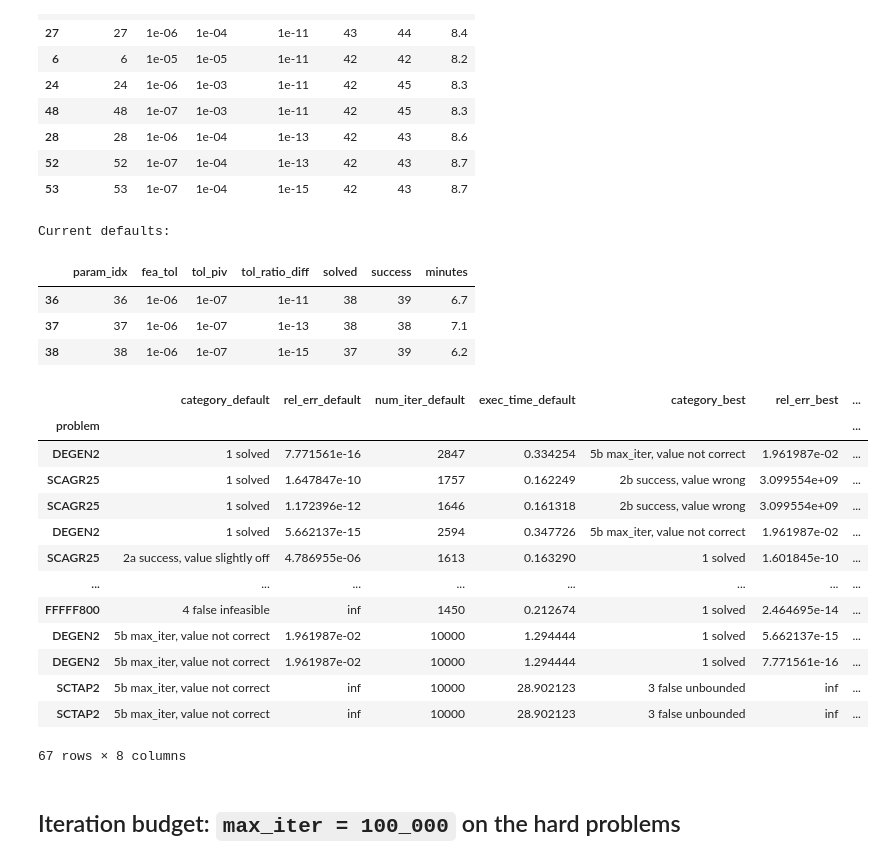
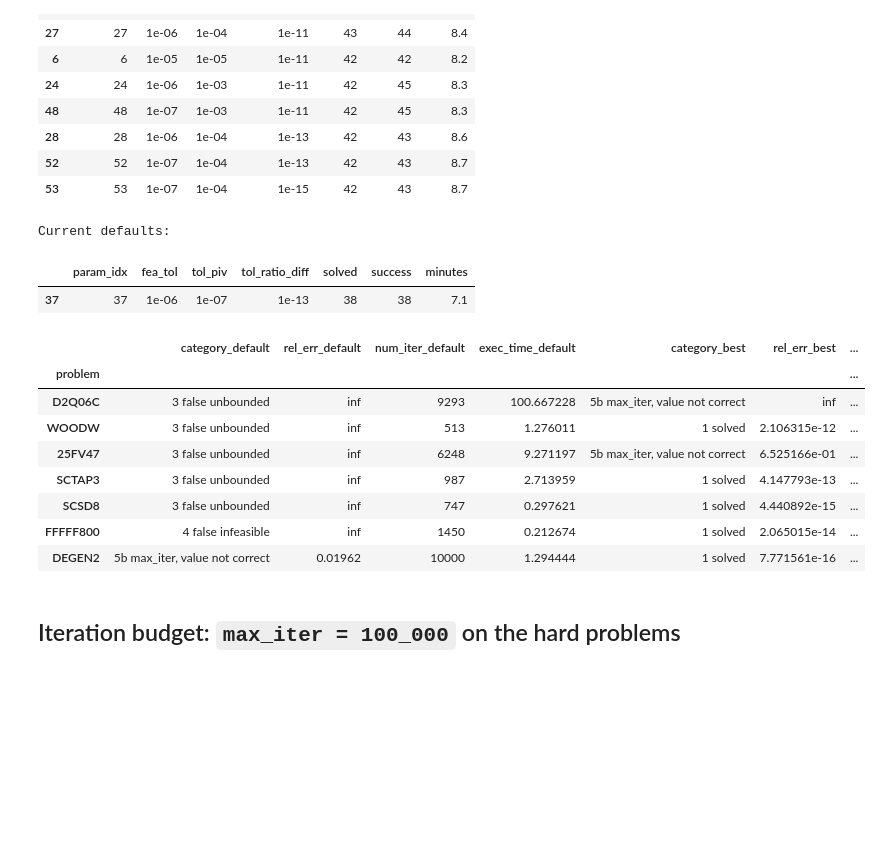
Before and after one commit to oyamad/QuantEcon.py, a Jupyter notebook: benchmarks/linprog_simplex/analysis_2026.ipynb, the cells around one changed output. Drawn from its saved outputs; the diff is of its cells as text; code cells hidden in the pictures; blank space fills up the shorter version.

```diff
--- a/benchmarks/linprog_simplex/analysis_2026.ipynb
+++ b/benchmarks/linprog_simplex/analysis_2026.ipynb
@@ -290,38 +290,31 @@ agg.sort_values(['solved', 'minutes'], ascending=[False, True]).head(10).style.f
 | 53 | 53 | 1e-07 | 1e-04 | 1e-15 | 42 | 43 | 8.7 |
 # %%
 defaults = (1e-6, 1e-7, 1e-13)
-is_default = (np.isclose(agg.fea_tol, defaults[0], rtol=1e-3) & np.isclose(agg.tol_piv, defaults[1], rtol=1e-3)
-              & np.isclose(agg.tol_ratio_diff, defaults[2], rtol=1e-3))
+is_default = (np.isclose(agg.fea_tol, defaults[0], rtol=1e-3, atol=0) & np.isclose(agg.tol_piv, defaults[1], rtol=1e-3, atol=0)
+              & np.isclose(agg.tol_ratio_diff, defaults[2], rtol=1e-3, atol=0))
 print('Current defaults:'); agg[is_default].style.format(FMT | {'minutes': '{:.1f}'})
 # %% [output]
 Current defaults:
 |  | param_idx | fea_tol | tol_piv | tol_ratio_diff | solved | success | minutes |
-| 36 | 36 | 1e-06 | 1e-07 | 1e-11 | 38 | 39 | 6.7 |
 | 37 | 37 | 1e-06 | 1e-07 | 1e-13 | 38 | 38 | 7.1 |
-| 38 | 38 | 1e-06 | 1e-07 | 1e-15 | 37 | 39 | 6.2 |
 # %%
 best = (1e-6, 1e-5, 1e-11)
 def outcome(params):
-    sel = df[np.isclose(df.fea_tol, params[0], rtol=1e-3) & np.isclose(df.tol_piv, params[1], rtol=1e-3)
-             & np.isclose(df.tol_ratio_diff, params[2], rtol=1e-3)]
+    sel = df[np.isclose(df.fea_tol, params[0], rtol=1e-3, atol=0) & np.isclose(df.tol_piv, params[1], rtol=1e-3, atol=0)
+             & np.isclose(df.tol_ratio_diff, params[2], rtol=1e-3, atol=0)]
     return sel.set_index('problem')[['category', 'rel_err', 'num_iter', 'exec_time']]
 cmp = outcome(defaults).join(outcome(best), lsuffix='_default', rsuffix='_best')
 cmp[cmp.category_default != cmp.category_best].sort_values('category_default')
 # %% [output]
 |  | category_default | rel_err_default | num_iter_default | exec_time_default | category_best | rel_err_best | ... |
 | problem |  |  |  |  |  |  | ... |
-| DEGEN2 | 1 solved | 7.771561e-16 | 2847 | 0.334254 | 5b max_iter, value not correct | 1.961987e-02 | ... |
-| SCAGR25 | 1 solved | 1.647847e-10 | 1757 | 0.162249 | 2b success, value wrong | 3.099554e+09 | ... |
-| SCAGR25 | 1 solved | 1.172396e-12 | 1646 | 0.161318 | 2b success, value wrong | 3.099554e+09 | ... |
-| DEGEN2 | 1 solved | 5.662137e-15 | 2594 | 0.347726 | 5b max_iter, value not correct | 1.961987e-02 | ... |
-| SCAGR25 | 2a success, value slightly off | 4.786955e-06 | 1613 | 0.163290 | 1 solved | 1.601845e-10 | ... |
-| ... | ... | ... | ... | ... | ... | ... | ... |
-| FFFFF800 | 4 false infeasible | inf | 1450 | 0.212674 | 1 solved | 2.464695e-14 | ... |
-| DEGEN2 | 5b max_iter, value not correct | 1.961987e-02 | 10000 | 1.294444 | 1 solved | 5.662137e-15 | ... |
-| DEGEN2 | 5b max_iter, value not correct | 1.961987e-02 | 10000 | 1.294444 | 1 solved | 7.771561e-16 | ... |
-| SCTAP2 | 5b max_iter, value not correct | inf | 10000 | 28.902123 | 3 false unbounded | inf | ... |
-| SCTAP2 | 5b max_iter, value not correct | inf | 10000 | 28.902123 | 3 false unbounded | inf | ... |
+| D2Q06C | 3 false unbounded | inf | 9293 | 100.667228 | 5b max_iter, value not correct | inf | ... |
+| WOODW | 3 false unbounded | inf | 513 | 1.276011 | 1 solved | 2.106315e-12 | ... |
+| 25FV47 | 3 false unbounded | inf | 6248 | 9.271197 | 5b max_iter, value not correct | 6.525166e-01 | ... |
+| SCTAP3 | 3 false unbounded | inf | 987 | 2.713959 | 1 solved | 4.147793e-13 | ... |
+| SCSD8 | 3 false unbounded | inf | 747 | 0.297621 | 1 solved | 4.440892e-15 | ... |
+| FFFFF800 | 4 false infeasible | inf | 1450 | 0.212674 | 1 solved | 2.065015e-14 | ... |
+| DEGEN2 | 5b max_iter, value not correct | 0.01962 | 10000 | 1.294444 | 1 solved | 7.771561e-16 | ... |
-67 rows × 8 columns
 # %% [markdown]
 ## Iteration budget: `max_iter = 100_000` on the hard problems
 # %%
```
Also changed, not shown: parts of 7 cells of this notebook, 3 other files.
